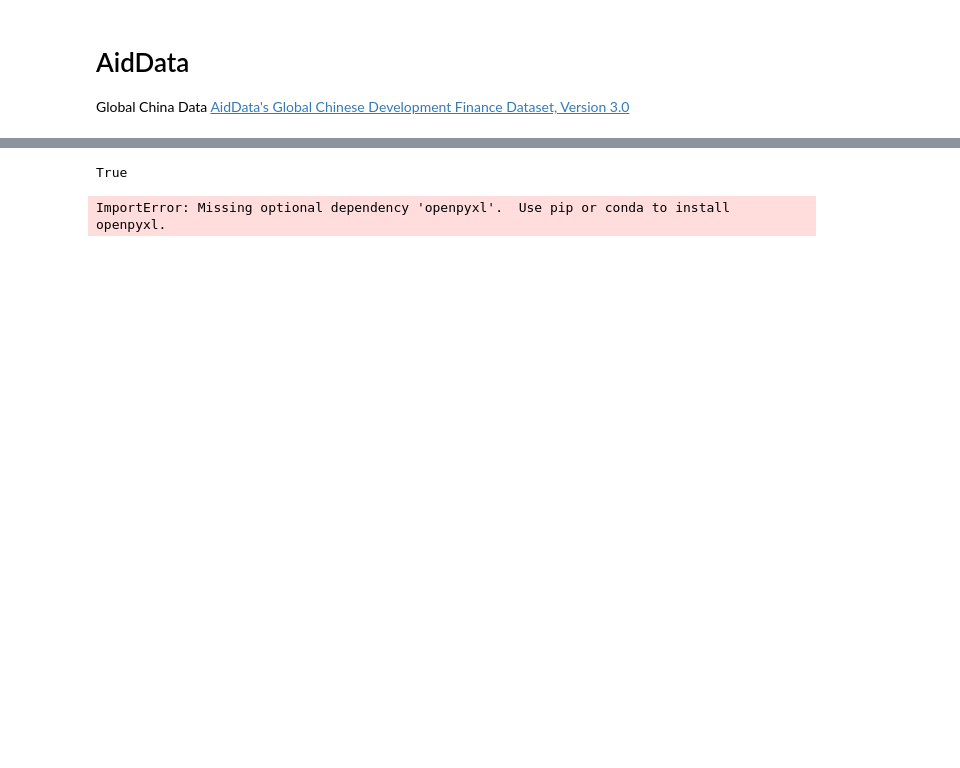
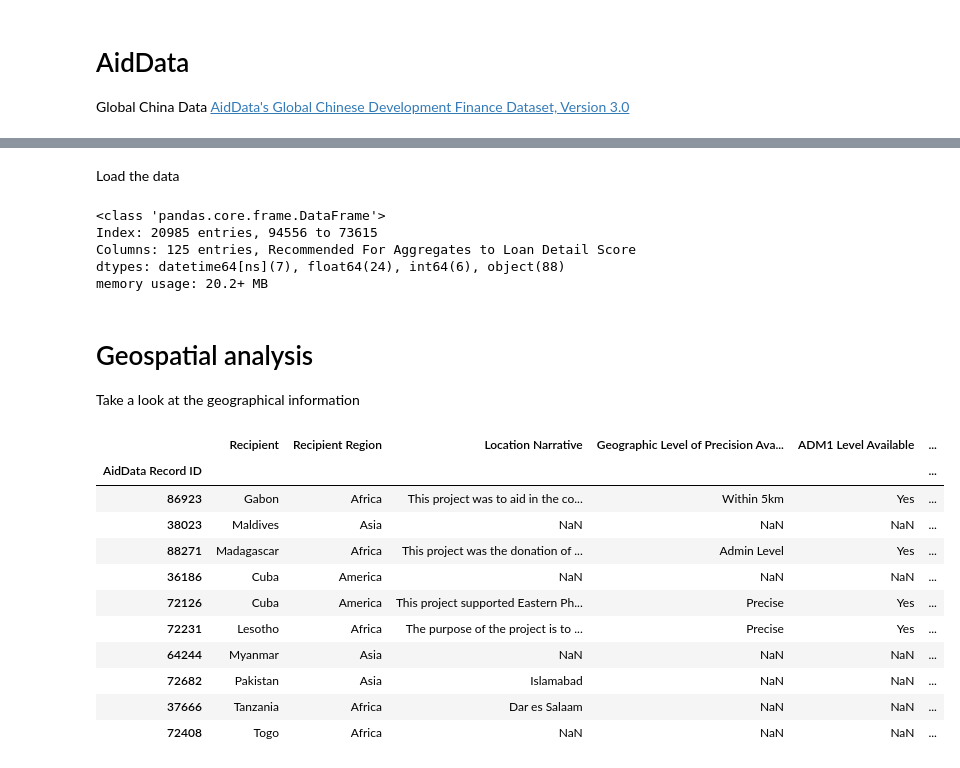
Before and after one commit to rcgsheffield/pluralize, a Jupyter notebook: notebooks/AidData.ipynb, the cells around one changed output, grey strips where cells are left out. Cells and saved outputs as stored; diff of their text form; code cells hidden in the pictures; blank space fills up the shorter version.

```diff
--- a/notebooks/AidData.ipynb
+++ b/notebooks/AidData.ipynb
@@ -14,8 +11,32 @@ path = Path("../data/AidDatas_Global_Chinese_Development_Finance_Dataset_Version
-# %%
-path.exists()
-# %% [output]
-True
+# %% [markdown]
+Load the data
 # %%
-df = pd.read_excel(path)
+path = "../data/AidDatas_Global_Chinese_Development_Finance_Dataset_Version_3_0/AidDatasGlobalChineseDevelopmentFinanceDataset_v3.0.xlsx"
+df = pd.read_excel(path, sheet_name="GCDF_3.0", index_col="AidData Record ID")
+df.info()
 # %% [output]
-ImportError: Missing optional dependency 'openpyxl'.  Use pip or conda to install openpyxl.
+<class 'pandas.core.frame.DataFrame'>
+Index: 20985 entries, 94556 to 73615
+Columns: 125 entries, Recommended For Aggregates to Loan Detail Score
+dtypes: datetime64[ns](7), float64(24), int64(6), object(88)
+memory usage: 20.2+ MB
+# %% [markdown]
+# Geospatial analysis
+
+Take a look at the geographical information
+# %%
+df[["Recipient", "Recipient Region", "Location Narrative", "Geographic Level of Precision Available",
+    "ADM1 Level Available", "ADM2 Level Available", "Geospatial Feature Available"]].sample(10)
+# %% [output]
+|  | Recipient | Recipient Region | Location Narrative | Geographic Level of Precision Ava... | ADM1 Level Available | ... |
+| AidData Record ID |  |  |  |  |  | ... |
+| 86923 | Gabon | Africa | This project was to aid in the co... | Within 5km | Yes | ... |
+| 38023 | Maldives | Asia | NaN | NaN | NaN | ... |
+| 88271 | Madagascar | Africa | This project was the donation of ... | Admin Level | Yes | ... |
+| 36186 | Cuba | America | NaN | NaN | NaN | ... |
+| 72126 | Cuba | America | This project supported Eastern Ph... | Precise | Yes | ... |
+| 72231 | Lesotho | Africa | The purpose of the project is to ... | Precise | Yes | ... |
+| 64244 | Myanmar | Asia | NaN | NaN | NaN | ... |
+| 72682 | Pakistan | Asia | Islamabad | NaN | NaN | ... |
+| 37666 | Tanzania | Africa | Dar es Salaam | NaN | NaN | ... |
+| 72408 | Togo | Africa | NaN | NaN | NaN | ... |
```
Also changed, not shown: parts of 9 cells of this notebook, 1 other file.
